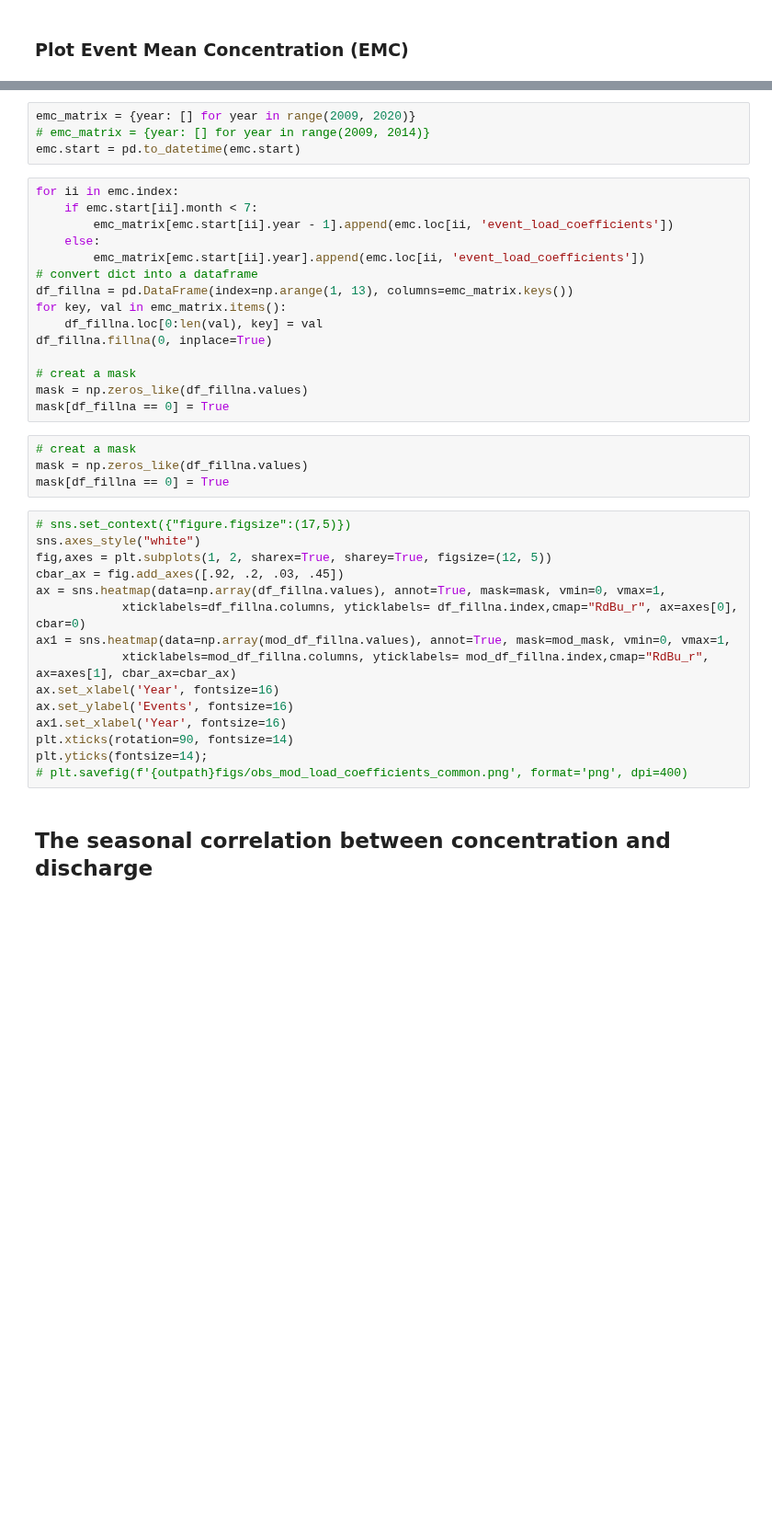
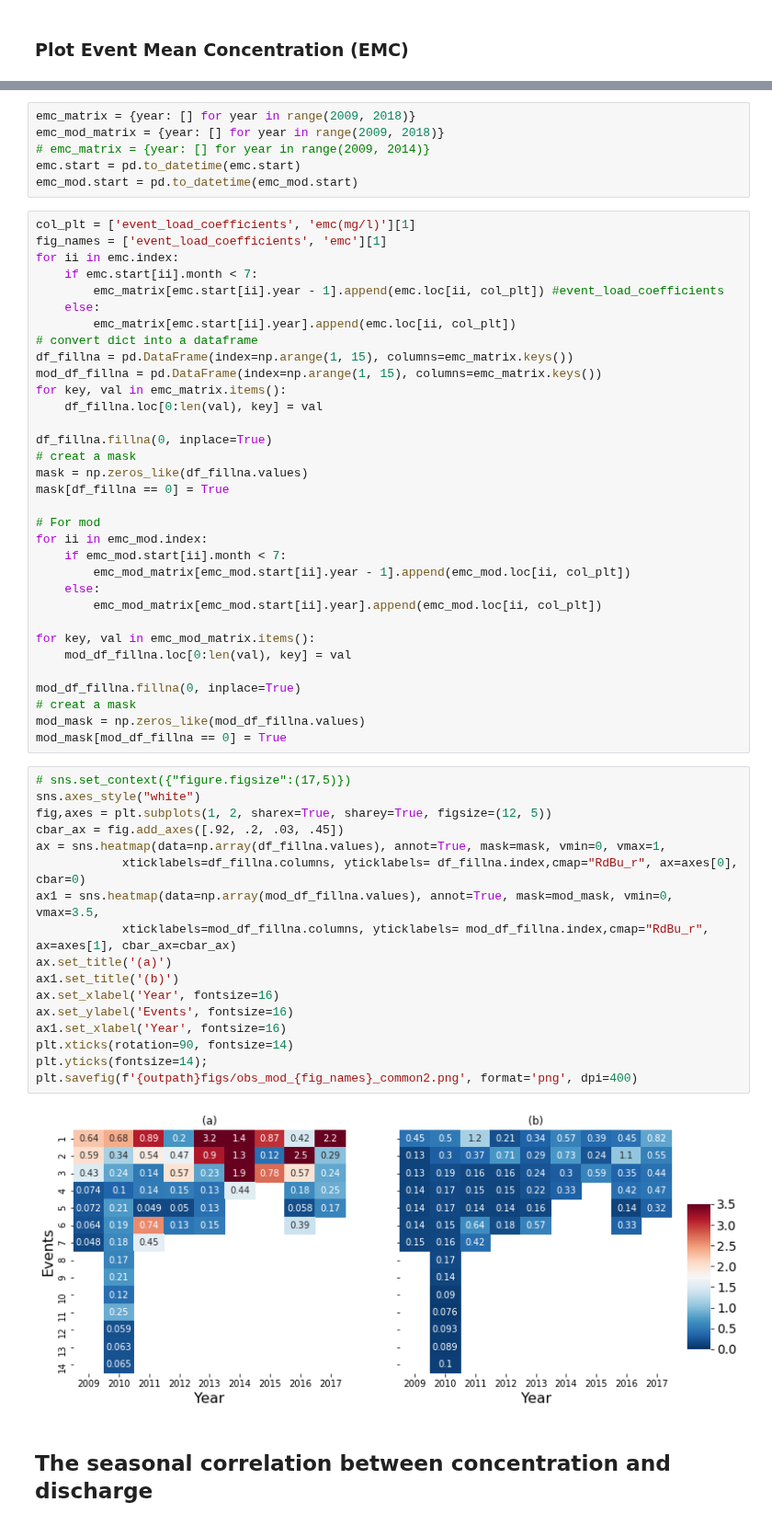
Before and after one commit to QianWanghhu/wqd_analyze, a Jupyter notebook: src/Plotings.ipynb, the cells around one changed output, grey strips where cells are left out. Shown at 92% size. Cells and saved outputs as stored; diff of their text form; blank space fills up the shorter version.

```diff
--- a/src/Plotings.ipynb
+++ b/src/Plotings.ipynb
@@ -118,41 +118,61 @@ emc = pd.read_csv(f'{outpath}obs_storm_event_common.csv', index_col='ID')
 # %%
-emc_matrix = {year: [] for year in range(2009, 2020)}
+emc_matrix = {year: [] for year in range(2009, 2018)}
+emc_mod_matrix = {year: [] for year in range(2009, 2018)}
 # emc_matrix = {year: [] for year in range(2009, 2014)}
 emc.start = pd.to_datetime(emc.start)
+emc_mod.start = pd.to_datetime(emc_mod.start)
 # %%
+col_plt = ['event_load_coefficients', 'emc(mg/l)'][1]
+fig_names = ['event_load_coefficients', 'emc'][1]
 for ii in emc.index:
     if emc.start[ii].month < 7:
-        emc_matrix[emc.start[ii].year - 1].append(emc.loc[ii, 'event_load_coefficients'])
+        emc_matrix[emc.start[ii].year - 1].append(emc.loc[ii, col_plt]) #event_load_coefficients
     else:
-        emc_matrix[emc.start[ii].year].append(emc.loc[ii, 'event_load_coefficients'])
+        emc_matrix[emc.start[ii].year].append(emc.loc[ii, col_plt])
 # convert dict into a dataframe
-df_fillna = pd.DataFrame(index=np.arange(1, 13), columns=emc_matrix.keys())
+df_fillna = pd.DataFrame(index=np.arange(1, 15), columns=emc_matrix.keys())
+mod_df_fillna = pd.DataFrame(index=np.arange(1, 15), columns=emc_matrix.keys())
 for key, val in emc_matrix.items():
     df_fillna.loc[0:len(val), key] = val
+
 df_fillna.fillna(0, inplace=True)
-
 # creat a mask
 mask = np.zeros_like(df_fillna.values)
 mask[df_fillna == 0] = True
+
+# For mod
+for ii in emc_mod.index:
+    if emc_mod.start[ii].month < 7:
+        emc_mod_matrix[emc_mod.start[ii].year - 1].append(emc_mod.loc[ii, col_plt])
+    else:
+        emc_mod_matrix[emc_mod.start[ii].year].append(emc_mod.loc[ii, col_plt])
+
+for key, val in emc_mod_matrix.items():
+    mod_df_fillna.loc[0:len(val), key] = val
+
+mod_df_fillna.fillna(0, inplace=True)
+# creat a mask
+mod_mask = np.zeros_like(mod_df_fillna.values)
+mod_mask[mod_df_fillna == 0] = True
-# %%
-# creat a mask
-mask = np.zeros_like(df_fillna.values)
-mask[df_fillna == 0] = True
 # %%
 # sns.set_context({"figure.figsize":(17,5)})
 sns.axes_style("white")
 fig,axes = plt.subplots(1, 2, sharex=True, sharey=True, figsize=(12, 5))
 cbar_ax = fig.add_axes([.92, .2, .03, .45])
 ax = sns.heatmap(data=np.array(df_fillna.values), annot=True, mask=mask, vmin=0, vmax=1,
             xticklabels=df_fillna.columns, yticklabels= df_fillna.index,cmap="RdBu_r", ax=axes[0], cbar=0)
-ax1 = sns.heatmap(data=np.array(mod_df_fillna.values), annot=True, mask=mod_mask, vmin=0, vmax=1,
+ax1 = sns.heatmap(data=np.array(mod_df_fillna.values), annot=True, mask=mod_mask, vmin=0, vmax=3.5,
             xticklabels=mod_df_fillna.columns, yticklabels= mod_df_fillna.index,cmap="RdBu_r", ax=axes[1], cbar_ax=cbar_ax)
+ax.set_title('(a)')
+ax1.set_title('(b)')
 ax.set_xlabel('Year', fontsize=16)
 ax.set_ylabel('Events', fontsize=16)
 ax1.set_xlabel('Year', fontsize=16)
 plt.xticks(rotation=90, fontsize=14)
 plt.yticks(fontsize=14);
-# plt.savefig(f'{outpath}figs/obs_mod_load_coefficients_common.png', format='png', dpi=400)
+plt.savefig(f'{outpath}figs/obs_mod_{fig_names}_common2.png', format='png', dpi=400)
+# %% [output]
+[figure, added]
 # %% [markdown]
 ## The seasonal correlation between concentration and discharge
 # %%
```
Also changed, not shown: parts of 10 cells of this notebook, 6 other files.
